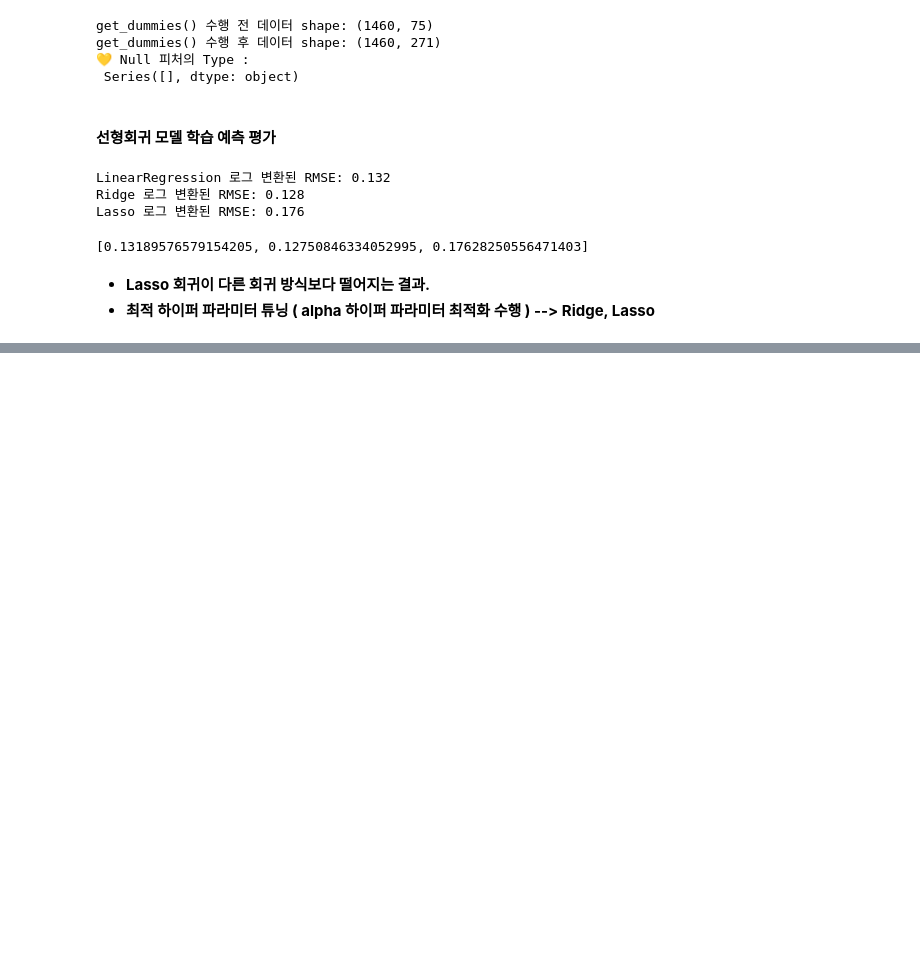
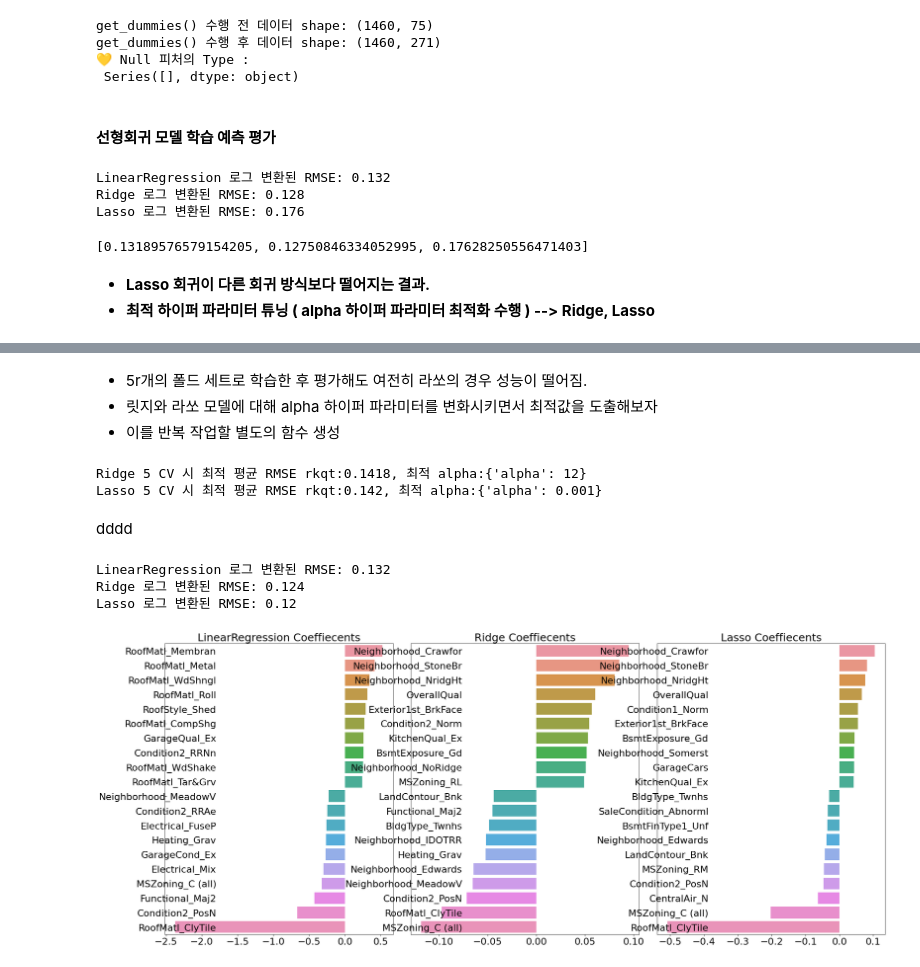
Before and after one commit to saemsaemoo/MachineLearning-2021-12, a Jupyter notebook: 04.회귀/12.회귀실습_캐글주택가격분석.ipynb, the cells around one changed output, grey strips where cells are left out. Drawn from its saved outputs; the diff is of its cells as text; code cells hidden in the pictures; blank space fills up the shorter version.

```diff
--- a/04.회귀/12.회귀실습_캐글주택가격분석.ipynb
+++ b/04.회귀/12.회귀실습_캐글주택가격분석.ipynb
@@ -138,0 +200,43 @@ Lasso 로그 변환된 RMSE: 0.176
+# %% [markdown]
+- 5r개의 폴드 세트로 학습한 후 평가해도 여전히 라쏘의 경우 성능이 떨어짐.
+- 릿지와 라쏘 모델에 대해 alpha 하이퍼 파라미터를 변화시키면서 최적값을 도출해보자
+- 이를 반복 작업할 별도의 함수 생성
+# %%
+from sklearn.model_selection import GridSearchCV
+
+def print_best_params(model, params):
+    grid_model = GridSearchCV(model, param_grid=params, scoring='neg_mean_squared_error', cv=5)
+    grid_model.fit(X_features, y_target)
+    rmse = np.sqrt(-1*grid_model.best_score_)
+    print('{0} 5 CV 시 최적 평균 RMSE rkqt:{1}, 최적 alpha:{2}'.format(model.__class__.__name__, np.round(rmse, 4), grid_model.best_params_))
+
+
+ridge_params= {'alpha':[0.05, 0.1, 1, 5, 8, 10, 12, 15, 20]}
+lasso_params= {'alpha':[0.001, 0.005, 0.008, 0.05, 0.03, 0.1, 0.5, 1, 5, 10]}
+print_best_params(ridge, ridge_params)
+print_best_params(lasso, lasso_params)
+# %% [output]
+Ridge 5 CV 시 최적 평균 RMSE rkqt:0.1418, 최적 alpha:{'alpha': 12}
+Lasso 5 CV 시 최적 평균 RMSE rkqt:0.142, 최적 alpha:{'alpha': 0.001}
+# %% [markdown]
+dddd
+# %%
+lr = LinearRegression()
+lr.fit(X_train, y_train)
+ridge = Ridge(alpha=12)
+ridge.fit(X_train, y_train)
+lasso = Lasso(alpha=0.001)
+lasso.fit(X_train, y_train)
+
+# 모든 모델의 RMSW 출력
+models = [lr, ridge, lasso]
+get_rmses(models)
+
+# 모든 모델의 회귀계수 시각화
+models = [lr, ridge, lasso]
+visualize_coefficient(models)
+# %% [output]
+LinearRegression 로그 변환된 RMSE: 0.132
+Ridge 로그 변환된 RMSE: 0.124
+Lasso 로그 변환된 RMSE: 0.12
+[figure, added]
```
Also changed, not shown: parts of 5 cells of this notebook.
